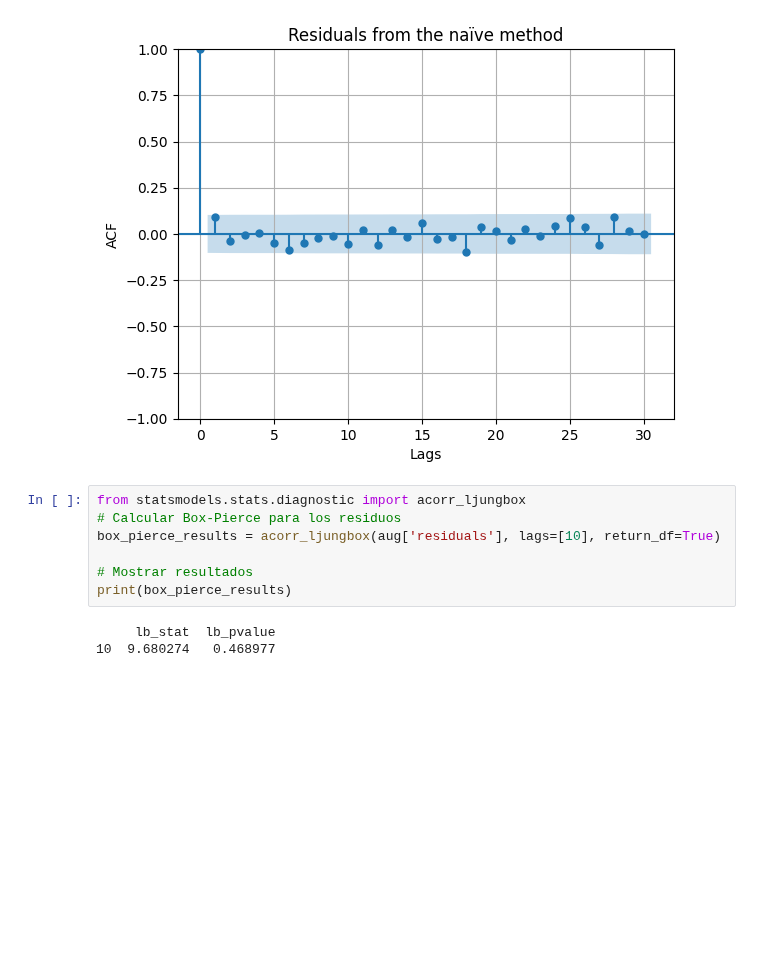
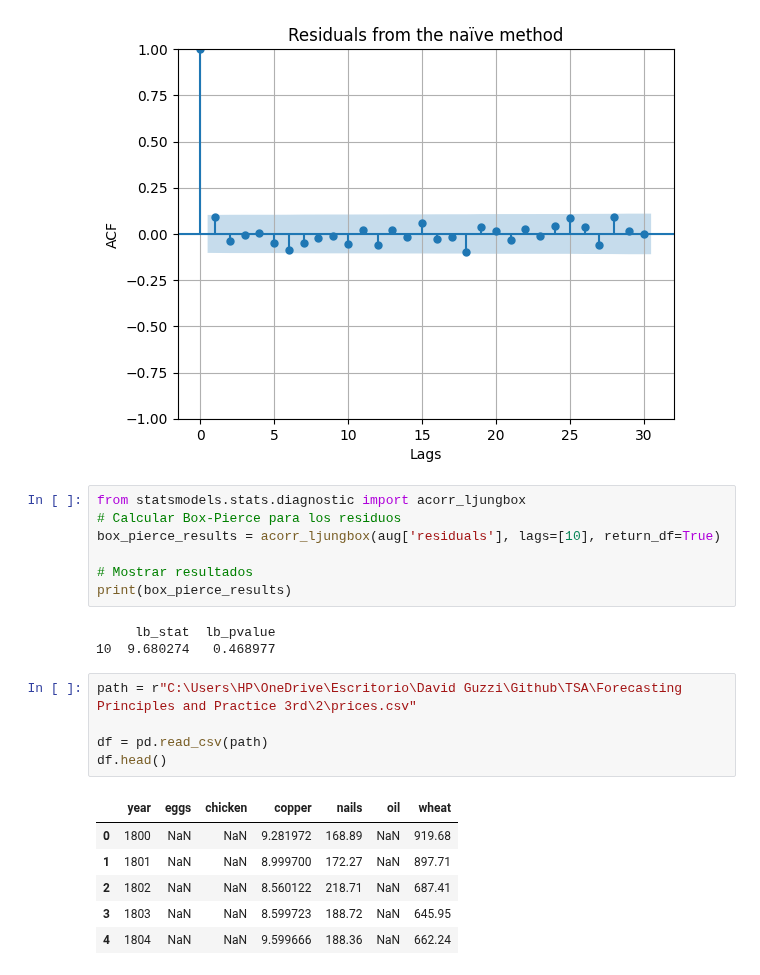
Before and after one commit to DavidGuzzi/TSA, a Jupyter notebook: Forecasting Principles and Practice 3rd/2/5.ipynb, the cells around one changed output. Cells and saved outputs as stored; diff of their text form; blank space fills up the shorter version.

```diff
--- a/Forecasting Principles and Practice 3rd/2/5.ipynb
+++ b/Forecasting Principles and Practice 3rd/2/5.ipynb
@@ -440,3 +440,15 @@ print(box_pierce_results)
 # %% [output]
      lb_stat  lb_pvalue
 10  9.680274   0.468977
+# %%
+path = r"C:\Users\HP\OneDrive\Escritorio\David Guzzi\Github\TSA\Forecasting Principles and Practice 3rd\2\prices.csv"
+
+df = pd.read_csv(path)
+df.head()
+# %% [output]
+|  | year | eggs | chicken | copper | nails | oil | wheat |
+| 0 | 1800 | NaN | NaN | 9.281972 | 168.89 | NaN | 919.68 |
+| 1 | 1801 | NaN | NaN | 8.999700 | 172.27 | NaN | 897.71 |
+| 2 | 1802 | NaN | NaN | 8.560122 | 218.71 | NaN | 687.41 |
+| 3 | 1803 | NaN | NaN | 8.599723 | 188.72 | NaN | 645.95 |
+| 4 | 1804 | NaN | NaN | 9.599666 | 188.36 | NaN | 662.24 |
```
Also changed, not shown: parts of 3 cells of this notebook, 1 other file.
